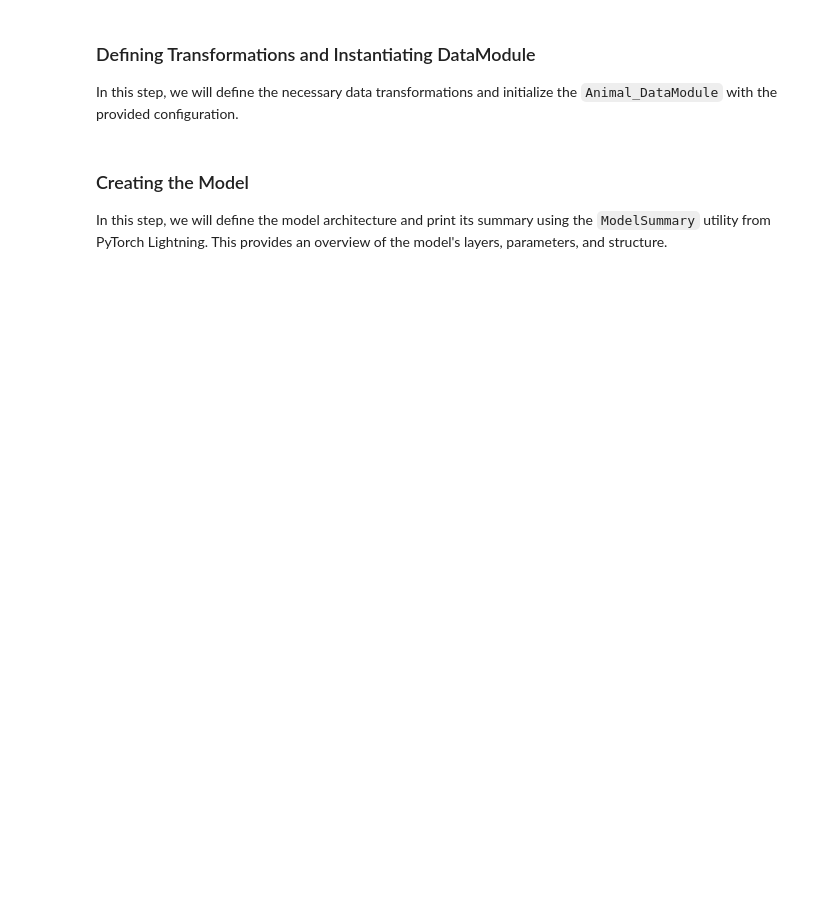
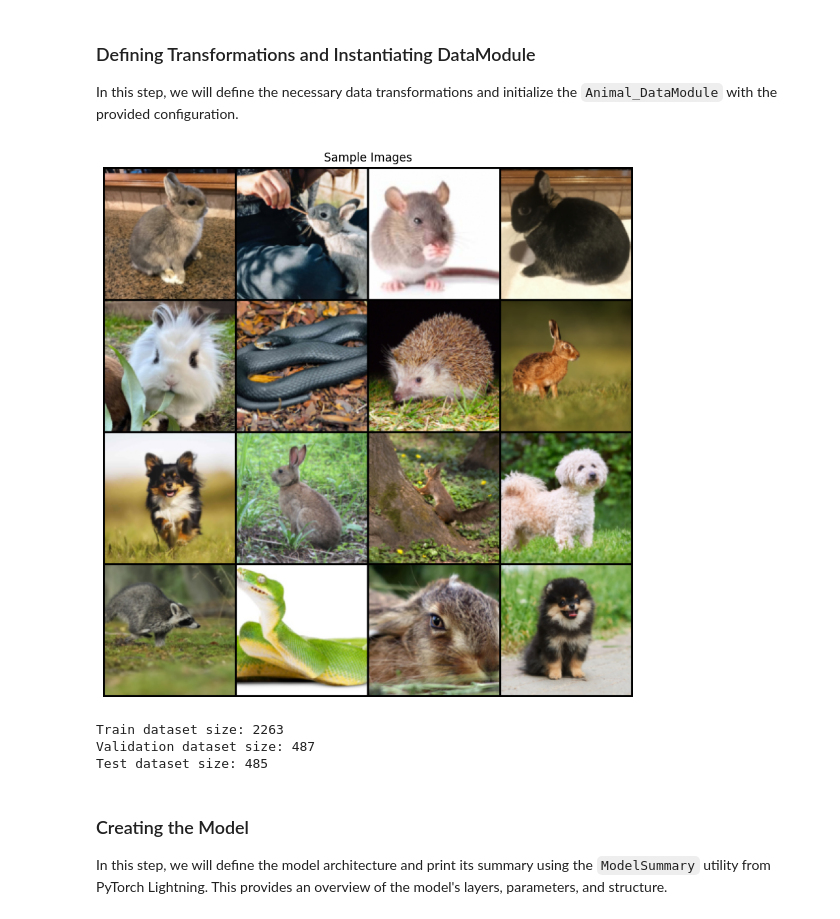
Before and after one commit to lukpausr/HKA_VDKI, a Jupyter notebook: main_cnn.ipynb, the cells around one changed output. Cells and saved outputs as stored; diff of their text form; code cells hidden in the pictures; blank space fills up the shorter version.

Commit message:
Reworked DataModule and DataSet (only small fixes and moved to other file), Fixed transforms

```diff
--- a/main_cnn.ipynb
+++ b/main_cnn.ipynb
@@ -69,35 +82,50 @@ In this step, we will define the necessary data transformations and initialize t
 # %%
 # TODO: Define transformations here
 size = config['image_size']
 
 # TODO: Mika thinks this function definition leads to the problem that it's no longer Pickleable, so transformer definition needs to leave the Main notebook!!!
-def center_crop_square(img):
-    min_side = min(img.width, img.height)
-    top = max(0, (img.height - min_side) // 2)
-    left = max(0, (img.width - min_side) // 2)
-    return transforms.functional.crop(img, top=top, left=left, height=min_side, width=min_side)
+# TODO: Now it should work...
 
-transform = transforms.Compose([
-    transforms.Lambda(center_crop_square),
-    transforms.Resize((size, size)),
-    transforms.ToTensor(),
-    transforms.Normalize(mean=[0.485, 0.456, 0.406], std=[0.229, 0.224, 0.225])
+import data.custom_transforms as custom_transforms
+transform = v2.Compose([
+    custom_transforms.CenterCropSquare(),
+    v2.Resize((size, size)),
+    v2.ToTensor(),
+    # v2.Normalize(mean=[0.485, 0.456, 0.406], std=[0.229, 0.224, 0.225])
 ])
 
-#dm = BinaryCIFARDataModule(transform=transform, batch_size=config['batch_size'], num_workers=2, persistent_workers=True)
-
+# dm = BinaryCIFARDataModule(transform=transform, batch_size=config['batch_size'], num_workers=2, persistent_workers=True)
 # must set workers to 0, otherwise it will not work with the DataLoader
 
-dm = BinaryImageDataModule(data_dir=config['path_to_split_aug_pics'],transform=transform, batch_size=config['batch_size'], num_workers=2, persistent_workers=True)
+dm = BinaryImageDataModule(data_dir=config['path_to_split_aug_pics'], transform=transform, batch_size=config['batch_size'], num_workers=2, persistent_workers=True)
 dm.setup()
 
 train_loader = dm.train_dataloader()
 val_loader = dm.val_dataloader()
 test_loader = dm.test_dataloader()
 
+# Show a few images from the training set
+from torchvision.utils import make_grid
+def show_images(loader):
+    images, labels = next(iter(loader))
+    images = images[:16]  # Show only the first 16 images
+    labels = labels[:16]
+    grid = make_grid(images, nrow=4, padding=2)
+    plt.figure(figsize=(10, 10))
+    plt.imshow(grid.permute(1, 2, 0).numpy())
+    plt.title('Sample Images')
+    plt.axis('off')
+    plt.show()
+show_images(train_loader)
+
 print('Train dataset size:', len(dm.train_dataset))
 print('Validation dataset size:', len(dm.val_dataset))
 print('Test dataset size:', len(dm.test_dataset))
+# %% [output]
+[figure, added]
+Train dataset size: 2263
+Validation dataset size: 487
+Test dataset size: 485
 # %% [markdown]
 ### Creating the Model
 
```
Also changed, not shown: parts of 8 cells of this notebook, 8 other files.
